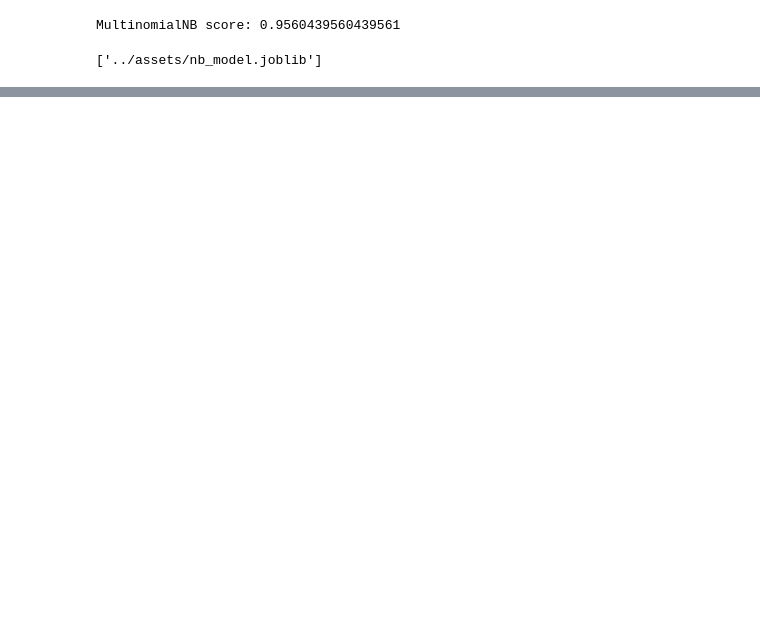
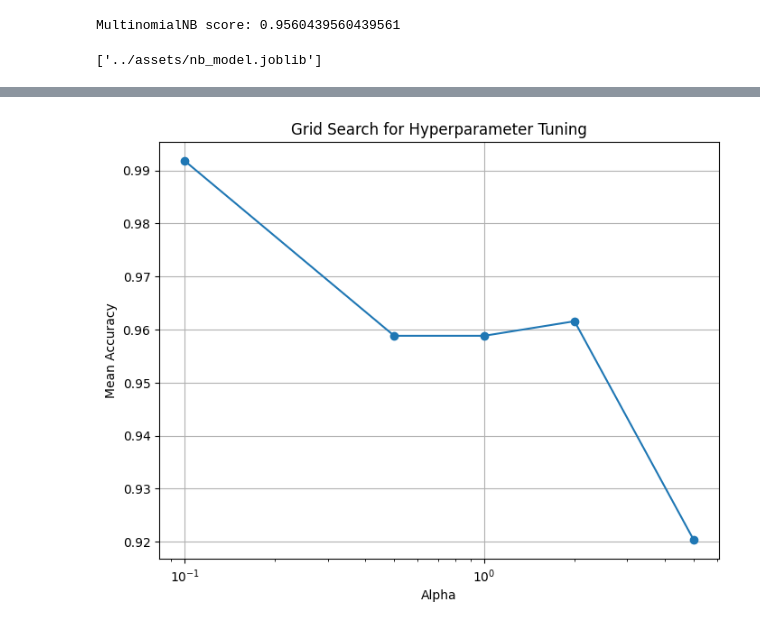
Before and after one commit to KarimKishly/data-science-chatbot, a Jupyter notebook: notebooks/nb_classifier.ipynb, the cells around one changed output, grey strips where cells are left out. Saved outputs shown, nothing was run; the diff lists cells and outputs as text; code cells hidden in the pictures; blank space fills up the shorter version.

```diff
--- a/notebooks/nb_classifier.ipynb
+++ b/notebooks/nb_classifier.ipynb
@@ -30,0 +163,15 @@ MultinomialNB score: 0.9560439560439561
+# %%
+import numpy as np
+alphas = [x['alpha'] for x in grid_search.cv_results_['params']]
+mean_scores = grid_search.cv_results_['mean_test_score']
+
+plt.figure(figsize=(8, 6))
+plt.plot(alphas, mean_scores, marker='o', linestyle='-')
+plt.xlabel('Alpha')
+plt.ylabel('Mean Accuracy')
+plt.title('Grid Search for Hyperparameter Tuning')
+plt.xscale('log')
+plt.grid(True)
+plt.show()
+# %% [output]
+[figure, added]
```
Also changed, not shown: parts of 7 cells of this notebook, 4 other files.
